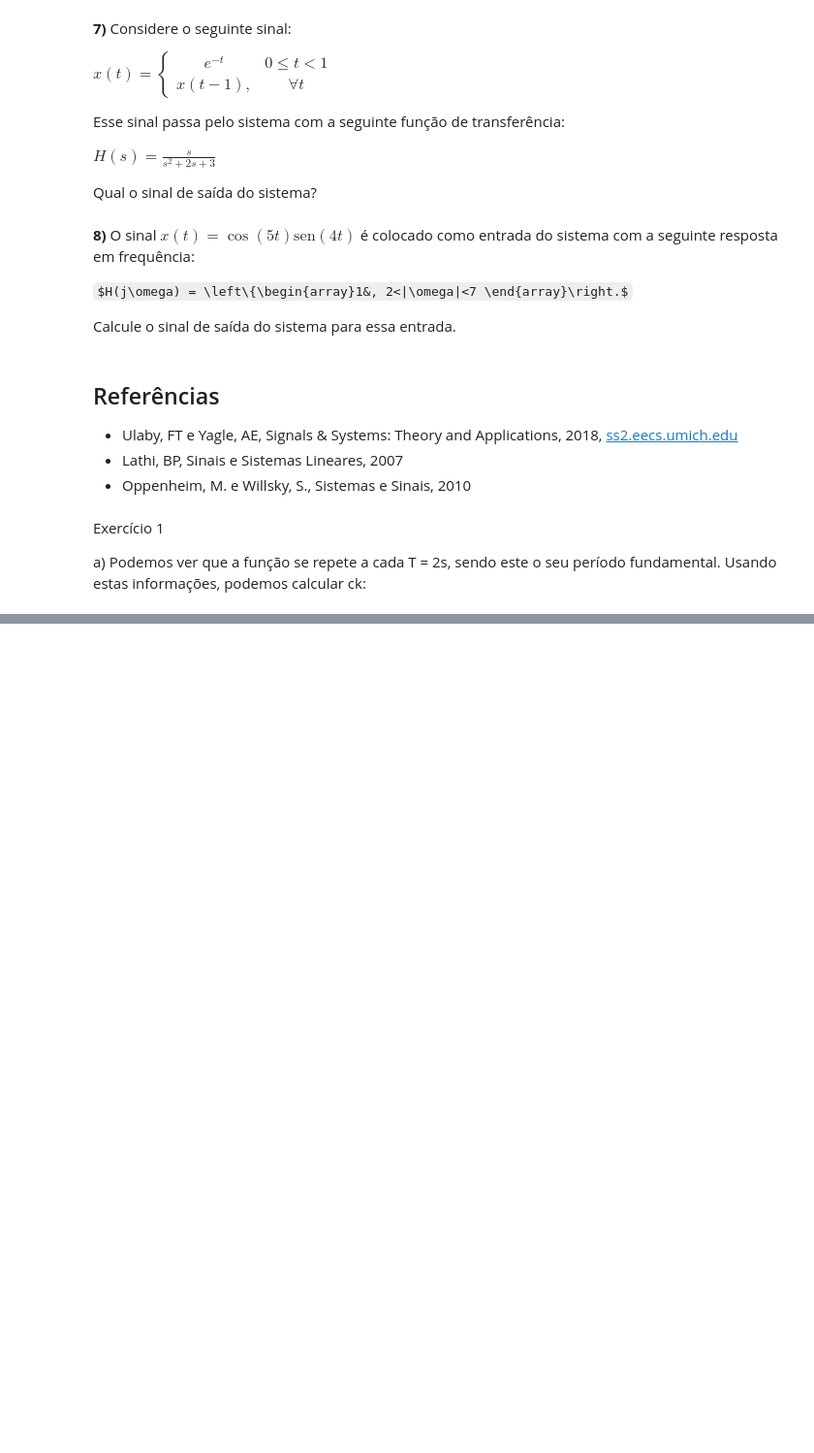
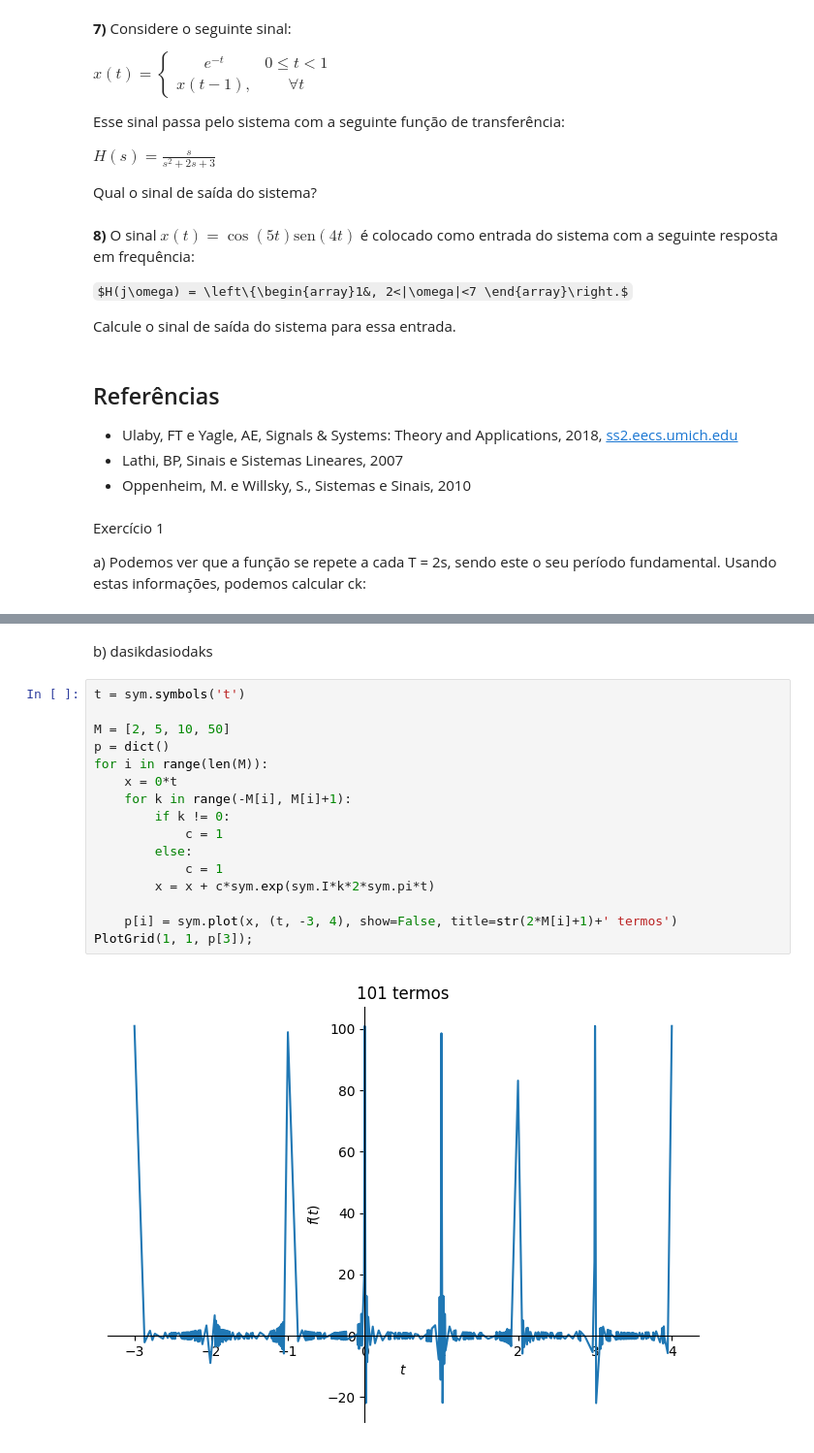
Before and after one commit to andre-nd/SistemasESinais, a Jupyter notebook: SerieFourierContinuo.ipynb, the cells around one changed output, grey strips where cells are left out. Shown at 97% size. Saved outputs shown, nothing was run; the diff lists cells and outputs as text; some formulas as TeX source; blank space fills up the shorter version.

```diff
--- a/SerieFourierContinuo.ipynb
+++ b/SerieFourierContinuo.ipynb
@@ -736,0 +757,20 @@ PlotGrid(1, 1, p[3]);
+# %% [markdown]
+b) dasikdasiodaks
+# %%
+t = sym.symbols('t')
+
+M = [2, 5, 10, 50]
+p = dict()
+for i in range(len(M)):
+    x = 0*t
+    for k in range(-M[i], M[i]+1):
+        if k != 0:
+            c = 1
+        else:
+            c = 1
+        x = x + c*sym.exp(sym.I*k*2*sym.pi*t)
+
+    p[i] = sym.plot(x, (t, -3, 4), show=False, title=str(2*M[i]+1)+' termos')
+PlotGrid(1, 1, p[3]);
+# %% [output]
+[figure, added]
```
Also changed, not shown: parts of 7 cells of this notebook.
